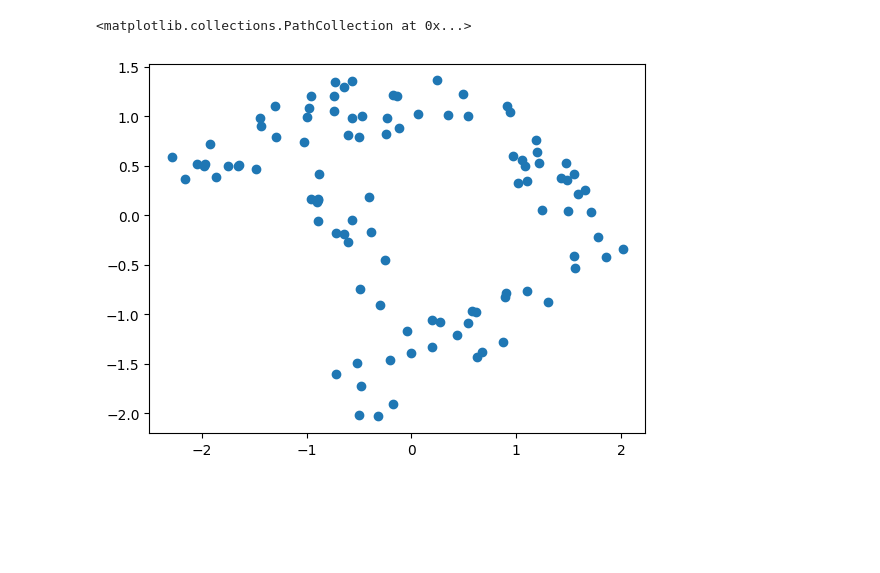
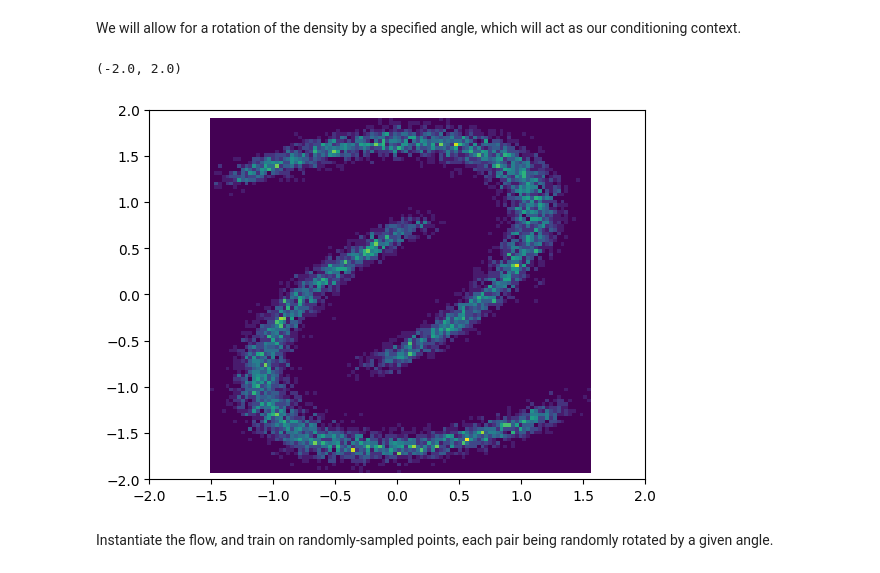
Before and after one commit to smsharma/jax-conditional-flows, a Jupyter notebook: notebooks/example.ipynb, the cells around one changed output. Drawn from its saved outputs; the diff is of its cells as text; code cells hidden in the pictures; blank space fills up the shorter version.

Commit message:
Refactored flow models

```diff
--- a/notebooks/example.ipynb
+++ b/notebooks/example.ipynb
@@ -45,9 +21,12 @@ plt.imshow(rotate(dist_true, 50), origin='lower')
 # %%
-pairs = np.indices(dimensions=dist_true.shape).T
 
-n = 5000
-inds=np.random.choice(np.arange(np.prod(dist_true.shape)),p=dist_true.reshape(-1),size=n,replace=True)
+n_samples = 10_000
 
-selections = pairs.reshape(-1,2)[inds].astype(np.float32)
-selections_std = selections.std()
-selections_mean = selections.mean()
+x, _ = datasets.make_moons(n_samples=n_samples, noise=.06)
+
+scaler = preprocessing.StandardScaler()
+x = scaler.fit_transform(x)
+
+plt.hist2d(x[:, 0], x[:, 1], bins=100)
+plt.xlim(-2 ,2)
+plt.ylim(-2, 2)
@@ -61,14 +36,22 @@ plt.scatter(*selections.T)
+# %% [markdown]
+We will allow for a rotation of the density by a specified angle, which will act as our conditioning context.
 # %%
 def rotate_points(points, angle):
-    """Rotate points by angle around origin.
+    """Rotate points by angle around origin
     """
     angle = jnp.deg2rad(angle)
     rot_matrix = jnp.array([[jnp.cos(angle), -jnp.sin(angle)], [jnp.sin(angle), jnp.cos(angle)]])
     return jnp.dot(points, rot_matrix)
 # %%
-plt.scatter(*jax.vmap(rotate_points)(selections[None, :100], jnp.array([60.])).T)
+# Rotate points by 60 degrees
+x_rot = jax.vmap(rotate_points)(x[None, :], jnp.array([60.]))[0]
+plt.hist2d(x_rot[:, 0], x_rot[:, 1], bins=100)
+plt.xlim(-2 ,2)
+plt.ylim(-2, 2)
 # %% [output]
-<matplotlib.collections.PathCollection at 0x...>
+(-2.0, 2.0)
-[figure, old version]
+[figure, new version]
+# %% [markdown]
+Instantiate the flow, and train on randomly-sampled points, each pair being randomly rotated by a given angle.
 # %%
 n_dim = 2
```
Also changed, not shown: parts of 17 cells of this notebook, 7 other files.
